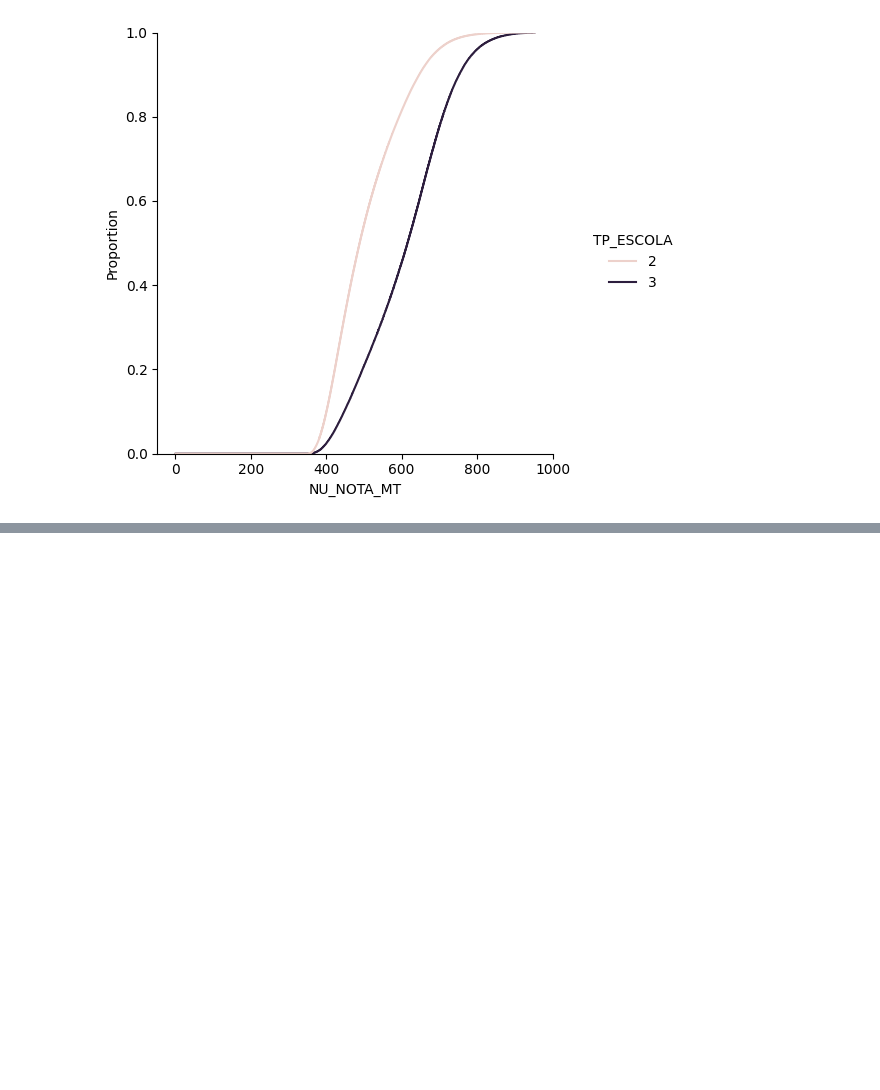
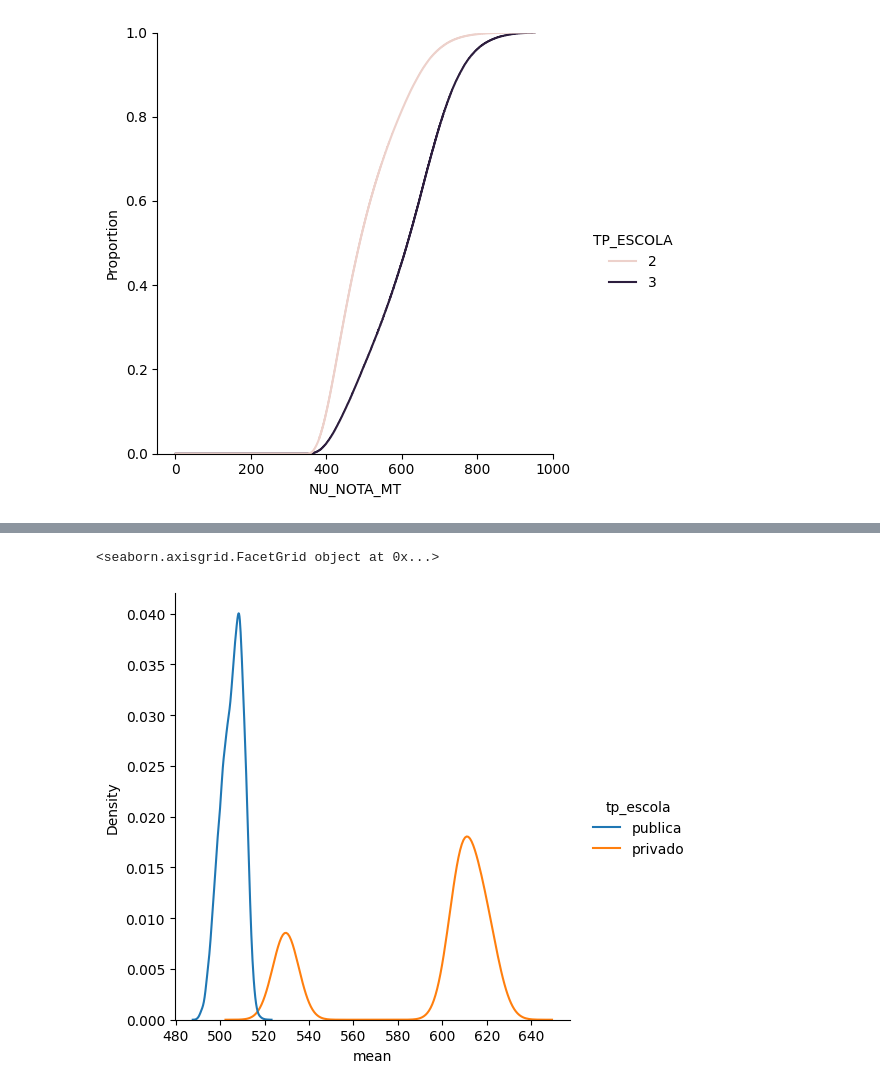
Before and after one commit to gsamaro/tcc-univesp, a Jupyter notebook: notebooks/eda_escolas_publicas.ipynb, the cells around one changed output, grey strips where cells are left out. Saved outputs shown, nothing was run; the diff lists cells and outputs as text; code cells hidden in the pictures; blank space fills up the shorter version.

```diff
--- a/notebooks/eda_escolas_publicas.ipynb
+++ b/notebooks/eda_escolas_publicas.ipynb
@@ -32,0 +62,5 @@ sns.displot(data=df.query("NU_ANO == 2021 and TP_ESCOLA in [2,3]"), x="NU_NOTA_M
+# %%
+sns.displot(data=df_sample_all_years, x="mean", hue="tp_escola", kind="kde")
+# %% [output]
+<seaborn.axisgrid.FacetGrid object at 0x...>
+[figure, added]
```
Also changed, not shown: parts of 10 cells of this notebook, 3 other files.
